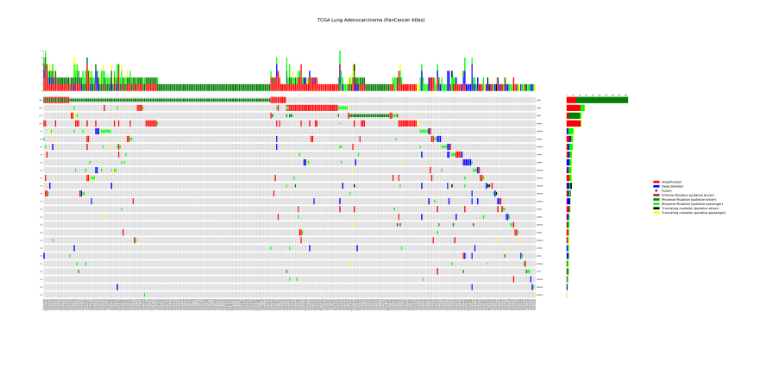
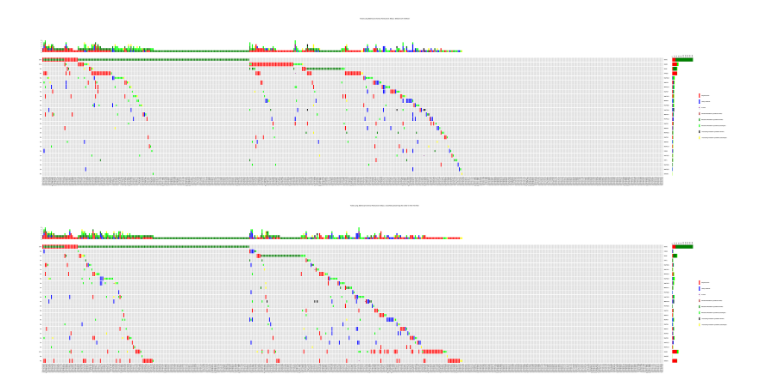
Before and after one commit to pnucolab/pyoncoprint, a Jupyter notebook: example.ipynb, the cells around one changed output. Saved outputs shown, nothing was run; the diff lists cells and outputs as text; code cells hidden in the pictures; blank space fills up the shorter version.

Commit message:
0.2.0 - the arguments are not backward compatible

```diff
--- a/example.ipynb
+++ b/example.ipynb
@@ -4,7 +4,7 @@ import pyoncoprint
 import pandas as pd
 # %%
 # Data downloaded from: https://www.cbioportal.org/results/oncoprint?Z_SCORE_THRESHOLD=2.0&RPPA_SCORE_THRESHOLD=2.0&data_priority=0&profileFilter=0&case_set_id=luad_tcga_pan_can_atlas_2018_cnaseq&gene_list=KRAS%2520HRAS%2520BRAF%2520RAF1%2520MAP3K1%2520MAP3K2%2520MAP3K3%2520MAP3K4%2520MAP3K5%2520MAP2K1%2520MAP2K2%2520MAP2K3%2520MAP2K4%2520MAP2K5%2520MAPK1%2520MAPK3%2520MAPK4%2520MAPK6%2520MAPK7%2520MAPK8%2520MAPK9%2520MAPK12%2520MAPK14%2520DAB2%2520RASSF1%2520RAB25&geneset_list=%20&tab_index=tab_visualize&Action=Submit&genetic_profile_ids_PROFILE_MUTATION_EXTENDED=luad_tcga_pan_can_atlas_2018_mutations&genetic_profile_ids_PROFILE_COPY_NUMBER_ALTERATION=luad_tcga_pan_can_atlas_2018_gistic&cancer_study_list=luad_tcga_pan_can_atlas_2018
-df = pd.read_csv('./tcga.tsv', sep='\t', header=0, index_col='track_name').drop(columns=['track_type']).dropna(how='all')
+df = pd.read_csv('./tcga.tsv', sep='\t', header=0, index_col='track_name').drop(columns=['track_type'])
 # %%
 mutation_markers = {
     "Amplification": dict(
@@ -54,7 +48,29 @@ mutation_zorders = ['Amplification', 'Deep Deletion', 'Fusion',
 # %%
-op = pyoncoprint.OncoPrint(df, zorders=mutation_zorders)
+op = pyoncoprint.OncoPrint(df)
-# %%
-op.oncoprint(mutation_markers, sort_method="default", figsize=[80,30], title="TCGA Lung Adenocarcinoma (PanCancer Atlas)")
-pass
-# %% [output]
-[figure, removed]
+# %%
+fig, axes = op.oncoprint(mutation_markers,
+                         figsize=[80, 20],
+                         width_ratios=[30, 1, 1],            # oncoprint, right barplot, legend
+                         height_ratios=[1, 10],              # top barplot, oncoprint
+                         gap=[0.3, 0.1],                     # gap between cells (ratio)
+                         legend_handle_size_ratio=[0.4, 5],  # legend handle size (ratio)
+                         legend_kwargs=dict(labelspacing=4), # more keyword arguments for legend
+                         title="TCGA Lung Adenocarcinoma (PanCancer Atlas), default sort method")
+# return values: figure, (oncoprint_axis, oncoprint_dual_axis, axis_top_barplot, axis_right_barplot, axis_legend)
+pass
+# %% [output]
+[figure, added]
+# %%
+fig, axes = op.oncoprint(mutation_markers,
+                         gene_sort_method='unsorted',
+                         sample_sort_method='unsorted',
+                         figsize=[80, 20],
+                         width_ratios=[30, 1, 1],
+                         height_ratios=[1, 10],
+                         gap=[0.3, 0.1],
+                         legend_handle_size_ratio=[0.4, 5],
+                         legend_kwargs=dict(labelspacing=4),
+                         title="TCGA Lung Adenocarcinoma (PanCancer Atlas), unsorted (preserving the order in the TSV file)")
+pass
+# %% [output]
+[figure, added]
```
Also changed, not shown: parts of 1 cell of this notebook, 2 other files.
